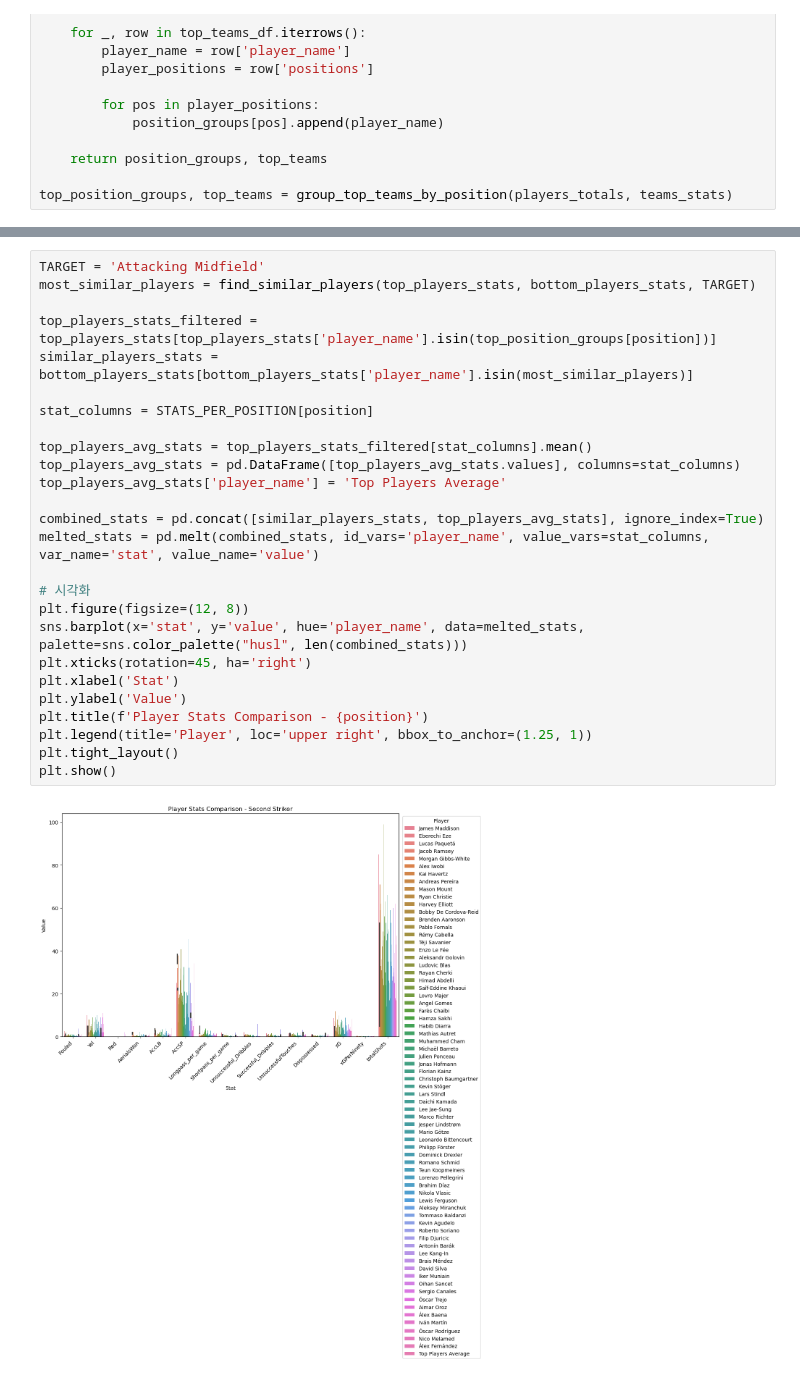
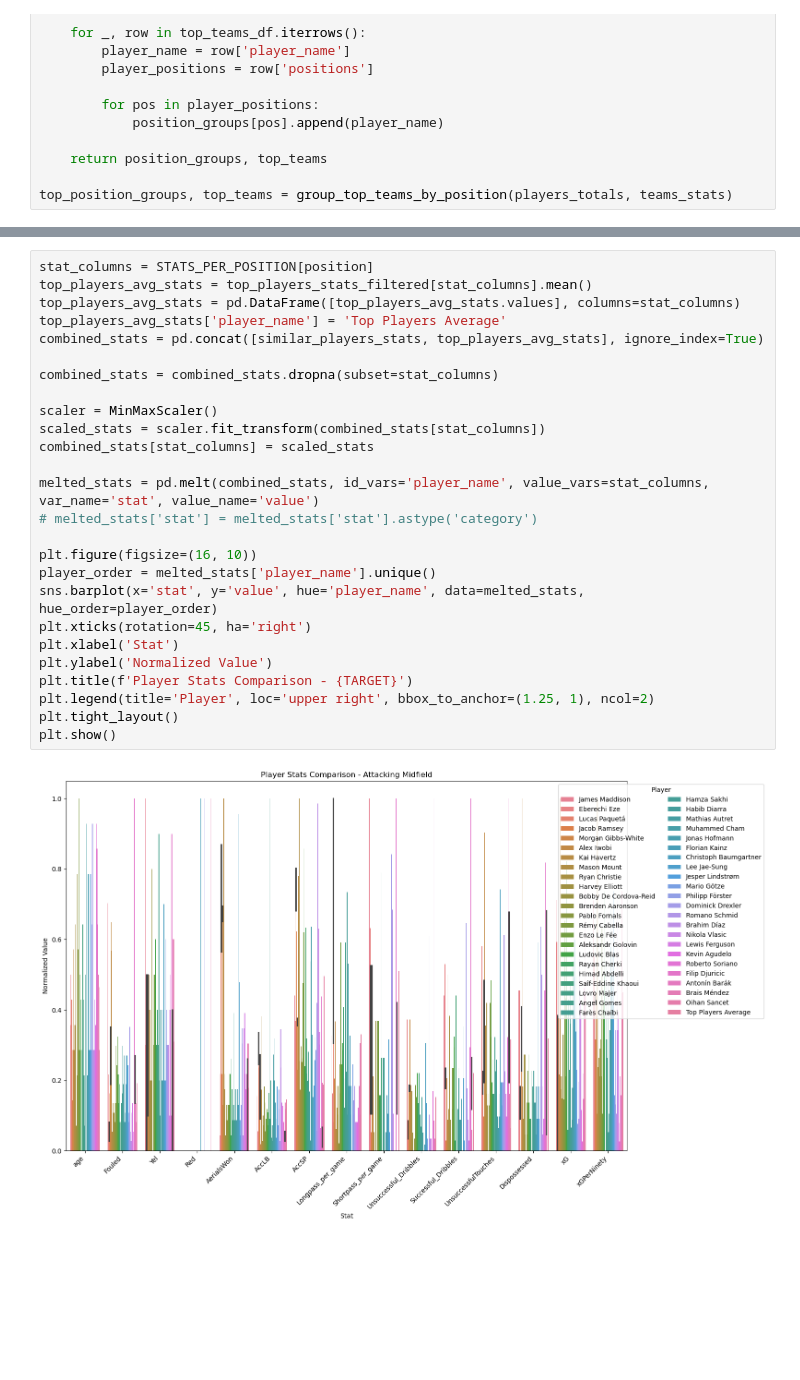
Before and after one commit to pervin0527/Upstage_Ai_Lab, a Jupyter notebook: 04_EDA/project/eda2.ipynb, the cells around one changed output, grey strips where cells are left out. Saved outputs shown, nothing was run; the diff lists cells and outputs as text; blank space fills up the shorter version.

```diff
--- a/04_EDA/project/eda2.ipynb
+++ b/04_EDA/project/eda2.ipynb
@@ -385,28 +444,28 @@ bottom_players_stats = players_totals[~players_totals['team_name'].isin(top_team
 # %%
-TARGET = 'Attacking Midfield'
-most_similar_players = find_similar_players(top_players_stats, bottom_players_stats, TARGET)
-
-top_players_stats_filtered = top_players_stats[top_players_stats['player_name'].isin(top_position_groups[position])]
-similar_players_stats = bottom_players_stats[bottom_players_stats['player_name'].isin(most_similar_players)]
-
 stat_columns = STATS_PER_POSITION[position]
-
 top_players_avg_stats = top_players_stats_filtered[stat_columns].mean()
 top_players_avg_stats = pd.DataFrame([top_players_avg_stats.values], columns=stat_columns)
 top_players_avg_stats['player_name'] = 'Top Players Average'
+combined_stats = pd.concat([similar_players_stats, top_players_avg_stats], ignore_index=True)
 
-combined_stats = pd.concat([similar_players_stats, top_players_avg_stats], ignore_index=True)
+combined_stats = combined_stats.dropna(subset=stat_columns)
+
+scaler = MinMaxScaler()
+scaled_stats = scaler.fit_transform(combined_stats[stat_columns])
+combined_stats[stat_columns] = scaled_stats
+
 melted_stats = pd.melt(combined_stats, id_vars='player_name', value_vars=stat_columns, var_name='stat', value_name='value')
+# melted_stats['stat'] = melted_stats['stat'].astype('category')
 
-# 시각화
-plt.figure(figsize=(12, 8))
-sns.barplot(x='stat', y='value', hue='player_name', data=melted_stats, palette=sns.color_palette("husl", len(combined_stats)))
+plt.figure(figsize=(16, 10))
+player_order = melted_stats['player_name'].unique()
+sns.barplot(x='stat', y='value', hue='player_name', data=melted_stats, hue_order=player_order)
 plt.xticks(rotation=45, ha='right')
 plt.xlabel('Stat')
-plt.ylabel('Value')
-plt.title(f'Player Stats Comparison - {position}')
-plt.legend(title='Player', loc='upper right', bbox_to_anchor=(1.25, 1))
+plt.ylabel('Normalized Value')
+plt.title(f'Player Stats Comparison - {TARGET}')
+plt.legend(title='Player', loc='upper right', bbox_to_anchor=(1.25, 1), ncol=2)
 plt.tight_layout()
 plt.show()
 # %% [output]
-[figure, old version]
+[figure, new version]
```
Also changed, not shown: parts of 8 cells of this notebook.
